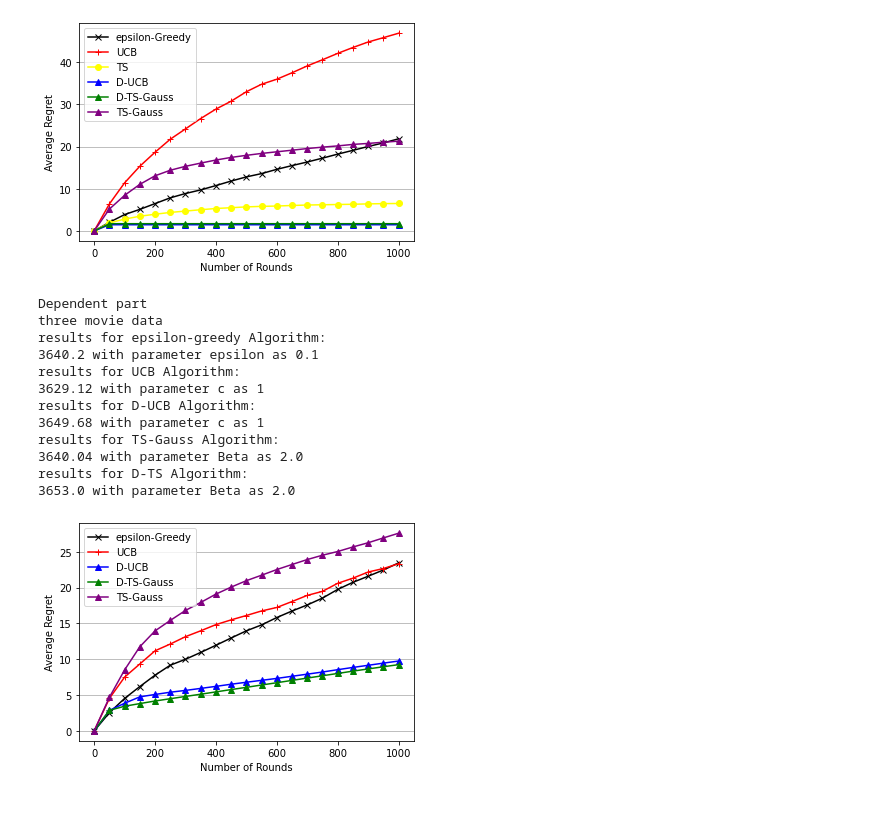
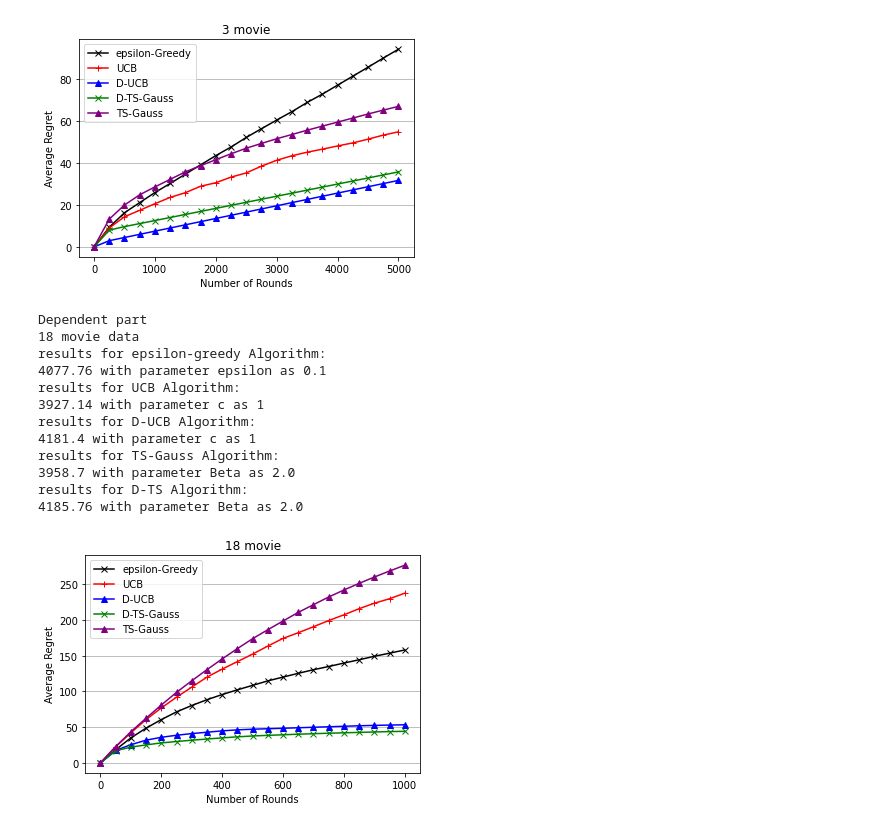
Before and after one commit to rhfeiyang/si140-project, a Jupyter notebook: part1.ipynb, the cells around one changed output. Drawn from its saved outputs; the diff is of its cells as text; code cells hidden in the pictures.

Commit message:
train

```diff
--- a/part1.ipynb
+++ b/part1.ipynb
@@ -465,0 +508,16 @@ results for D-TS Algorithm:
+# %%
+print("Dependent part")
+print("three movie data")
+GREEDY_epsilon = [0.1]
+UCB_c = [1]
+TS_ab = [[[601, 401], [401, 601], [2, 3]]]
+trial_times = 50
+N = 5000
+p1_d2 = P1('movie_3_train.csv','movie_3.csv')
+
+p1_d2.result(1)
+p1_d2.result(2)
+# p1_d2.result(3)
+p1_d2.result(4)
+p1_d2.result(5)
+p1_d2.result(6)
@@ -466,62 +537,63 @@ results for D-TS Algorithm:
 # %%
 # plot
 spacing = int(N/20)
-plt.plot(range(0, N+1)[::spacing], p1_d.greedy_regret[::spacing], label='epsilon-Greedy', color='black', marker='x')
-plt.plot(range(0, N+1)[::spacing], p1_d.UCB_regret[::spacing], label='UCB', color='red', marker='+')
-plt.plot(range(0, N+1)[::spacing], p1_d.TS_regret[::spacing], label='TS', color='yellow', marker='o')
-plt.plot(range(0, N+1)[::spacing], p1_d.dependent_UCB_regret[::spacing], label='D-UCB', color='blue', marker='^')
-plt.plot(range(0, N+1)[::spacing], p1_d.dependent_TS_regret[::spacing], label='D-TS-Gauss', color='green', marker='^')
-plt.plot(range(0, N+1)[::spacing], p1_d.TS_Gauss_regret[::spacing], label='TS-Gauss', color='purple', marker='^')
+plt.plot(range(0, N+1)[::spacing], p1_d2.greedy_regret[::spacing], label='epsilon-Greedy', color='black', marker='x')
+plt.plot(range(0, N+1)[::spacing], p1_d2.UCB_regret[::spacing], label='UCB', color='red', marker='+')
+# plt.plot(range(0, N+1)[::spacing], p1_d2.TS_regret[::spacing], label='TS', color='yellow', marker='o')
+plt.plot(range(0, N+1)[::spacing], p1_d2.dependent_UCB_regret[::spacing], label='D-UCB', color='blue', marker='^')
+plt.plot(range(0, N+1)[::spacing], p1_d2.dependent_TS_regret[::spacing], label='D-TS-Gauss', color='green', marker='x')
+plt.plot(range(0, N+1)[::spacing], p1_d2.TS_Gauss_regret[::spacing], label='TS-Gauss', color='purple', marker='^')
 plt.legend()
 plt.grid(True, axis='y')
 plt.xlabel('Number of Rounds')
 plt.ylabel('Average Regret')
+plt.title("3 movie")
 plt.show()
 # %% [output]
-[figure, old version]
+[figure, new version]
 # %%
 print("Dependent part")
-print("three movie data")
+print("18 movie data")
 GREEDY_epsilon = [0.1]
 UCB_c = [1]
 TS_ab = [[[601, 401], [401, 601], [2, 3]]]
 trial_times = 50
 N = 1000
-p1_d = P1('movie_3.csv')
-# p1_d = P1('movie_18.csv')
-# p1_d=P1('dependent_data.csv')
-p1_d.result(1)
-p1_d.result(2)
-# p1_d.result(3)
-p1_d.result(4)
-p1_d.result(5)
-p1_d.result(6)
+
+p1_d3 = P1('movie_18_train.csv','movie_18.csv')
+p1_d3.result(1)
+p1_d3.result(2)
+# p1_d3.result(3)
+p1_d3.result(4)
+p1_d3.result(5)
+p1_d3.result(6)
 # %% [output]
 Dependent part
-three movie data
+18 movie data
 results for epsilon-greedy Algorithm:
-3640.2 with parameter epsilon as 0.1
+4077.76 with parameter epsilon as 0.1
 results for UCB Algorithm:
-3629.12 with parameter c as 1
+3927.14 with parameter c as 1
 results for D-UCB Algorithm:
-3649.68 with parameter c as 1
+4181.4 with parameter c as 1
 results for TS-Gauss Algorithm:
-3640.04 with parameter Beta as 2.0
+3958.7 with parameter Beta as 2.0
 results for D-TS Algorithm:
-3653.0 with parameter Beta as 2.0
+4185.76 with parameter Beta as 2.0
 # %%
 # plot
 spacing = int(N/20)
-plt.plot(range(0, N+1)[::spacing], p1_d.greedy_regret[::spacing], label='epsilon-Greedy', color='black', marker='x')
-plt.plot(range(0, N+1)[::spacing], p1_d.UCB_regret[::spacing], label='UCB', color='red', marker='+')
-# plt.plot(range(0, N+1)[::spacing], p1_d.TS_regret[::spacing], label='TS', color='yellow', marker='o')
-plt.plot(range(0, N+1)[::spacing], p1_d.dependent_UCB_regret[::spacing], label='D-UCB', color='blue', marker='^')
-plt.plot(range(0, N+1)[::spacing], p1_d.dependent_TS_regret[::spacing], label='D-TS-Gauss', color='green', marker='^')
-plt.plot(range(0, N+1)[::spacing], p1_d.TS_Gauss_regret[::spacing], label='TS-Gauss', color='purple', marker='^')
+plt.plot(range(0, N+1)[::spacing], p1_d3.greedy_regret[::spacing], label='epsilon-Greedy', color='black', marker='x')
+plt.plot(range(0, N+1)[::spacing], p1_d3.UCB_regret[::spacing], label='UCB', color='red', marker='+')
+# plt.plot(range(0, N+1)[::spacing], p1_d3.TS_regret[::spacing], label='TS', color='yellow', marker='o')
+plt.plot(range(0, N+1)[::spacing], p1_d3.dependent_UCB_regret[::spacing], label='D-UCB', color='blue', marker='^')
+plt.plot(range(0, N+1)[::spacing], p1_d3.dependent_TS_regret[::spacing], label='D-TS-Gauss', color='green', marker='x')
+plt.plot(range(0, N+1)[::spacing], p1_d3.TS_Gauss_regret[::spacing], label='TS-Gauss', color='purple', marker='^')
 plt.legend()
 plt.grid(True, axis='y')
 plt.xlabel('Number of Rounds')
 plt.ylabel('Average Regret')
+plt.title("18 movie")
 plt.show()
 # %% [output]
-[figure, old version]
+[figure, new version]
```
Also changed, not shown: parts of 8 cells of this notebook, 5 other files.
